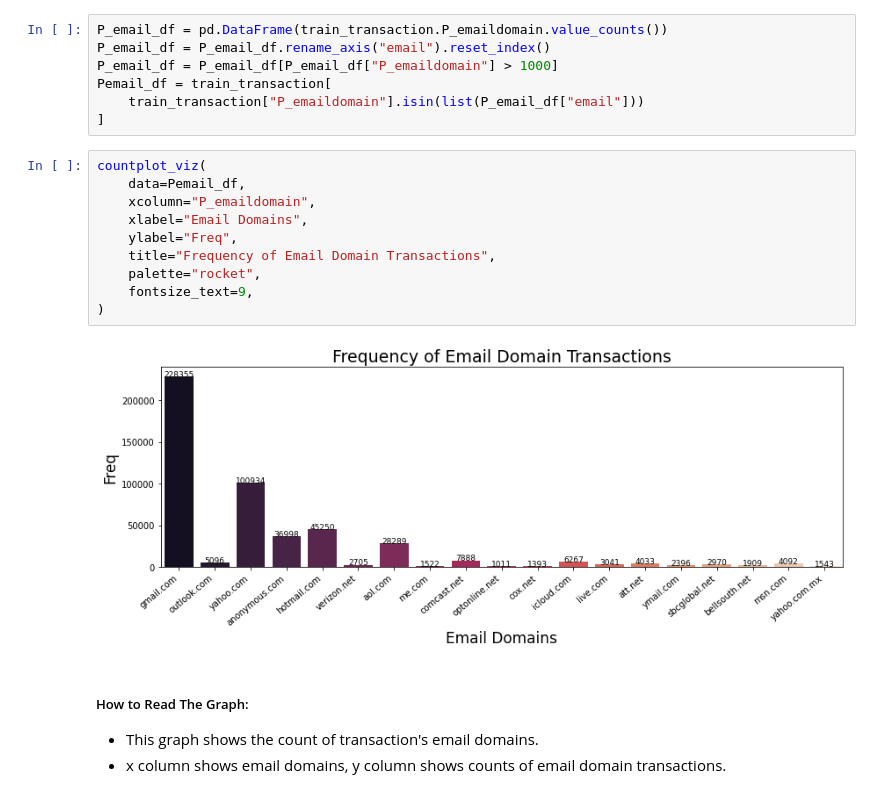
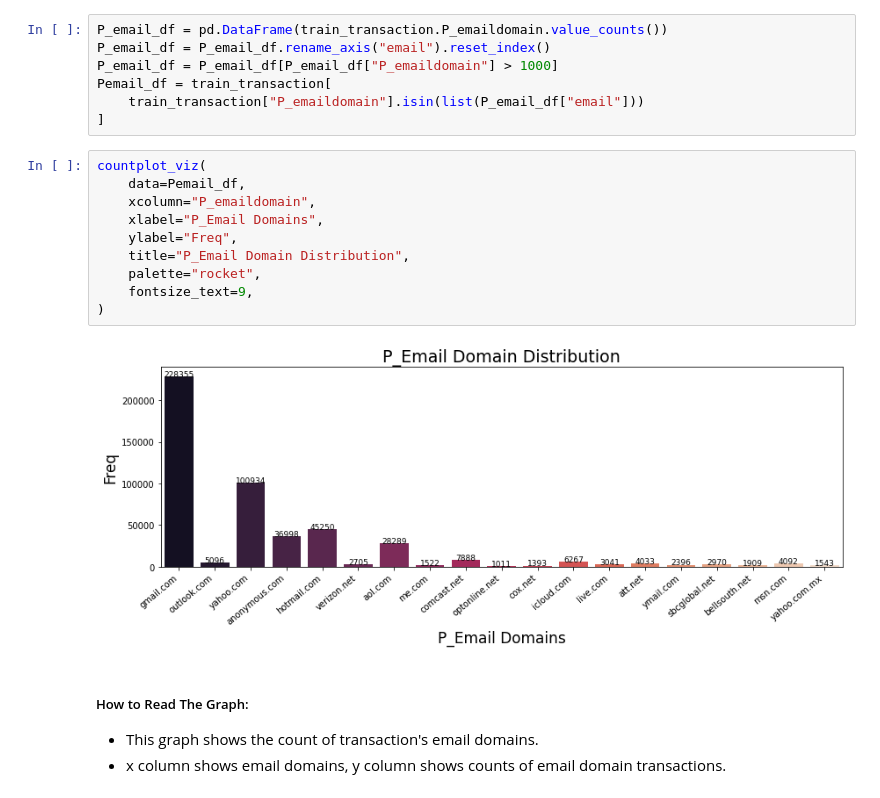
Before and after one commit to ElifKarakutukDinc/IEEE-CIS-Fraud-Detection, a Jupyter notebook: EDA.ipynb, the cells around one changed output. Cells and saved outputs as stored; diff of their text form.

```diff
--- a/EDA.ipynb
+++ b/EDA.ipynb
@@ -482,15 +478,15 @@ Pemail_df = train_transaction[
 # %%
 countplot_viz(
     data=Pemail_df,
     xcolumn="P_emaildomain",
-    xlabel="Email Domains",
+    xlabel="P_Email Domains",
     ylabel="Freq",
-    title="Frequency of Email Domain Transactions",
+    title="P_Email Domain Distribution",
     palette="rocket",
     fontsize_text=9,
 )
 # %% [output]
-[figure, old version]
+[figure, new version]
 # %% [markdown]
 ##### How to Read The Graph:
 * This graph shows the count of transaction's email domains.
```
Also changed, not shown: parts of 12 cells of this notebook.
